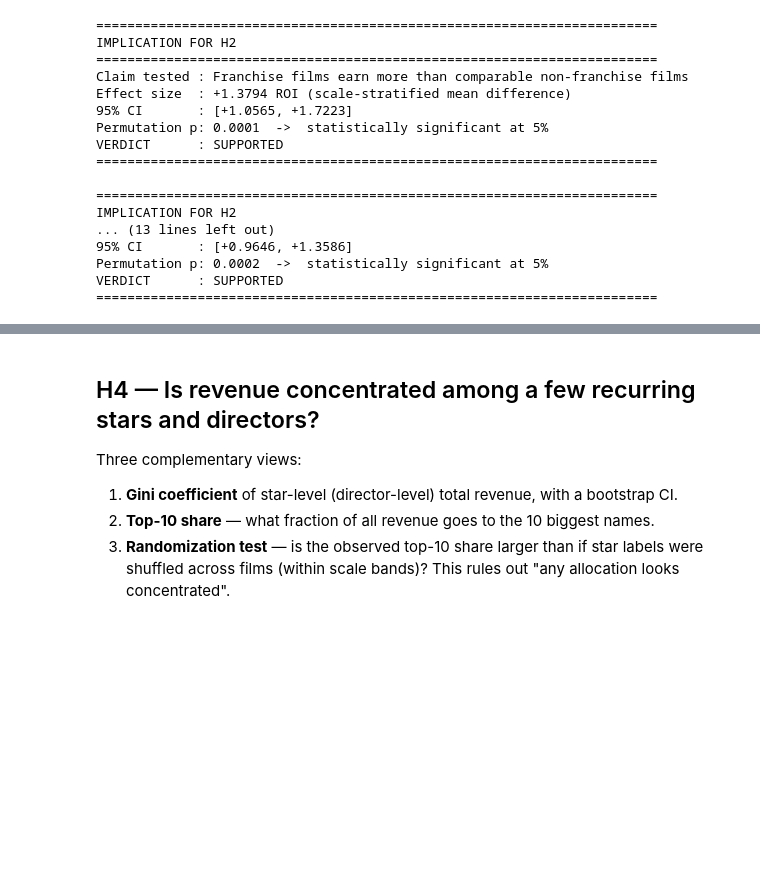
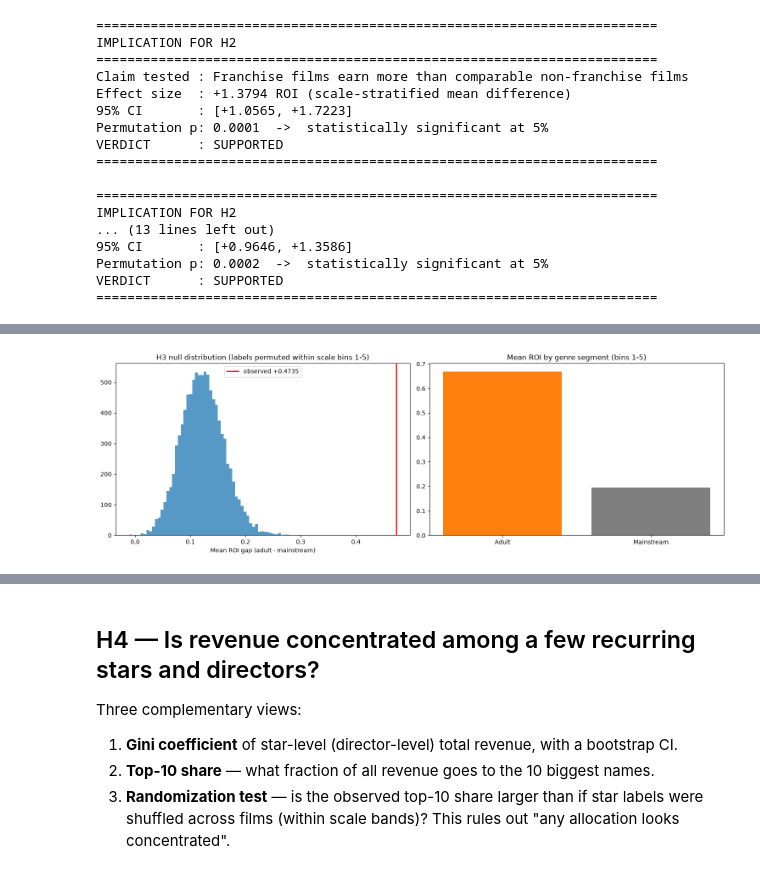
Before and after one commit to Chaos0Speed/IndianMovies, a Jupyter notebook: 4.HypothesisTesting.ipynb, the cells around one changed output, grey strips where cells are left out. Cells and saved outputs as stored; diff of their text form; code cells hidden in the pictures; blank space fills up the shorter version.

Commit message:
CHECK IN PROGRESS

```diff
--- a/4.HypothesisTesting.ipynb
+++ b/4.HypothesisTesting.ipynb
@@ -17,12 +17,12 @@ what it means for the project.
 
 A Holm–Bonferroni correction across the whole family of tests is applied in the final section.
 # %%
-# Why: same preparation as notebook 3 (renames, 1/0 flags, Scale_Bin) plus the talent
-# merge -- the stratified tests need Scale_Bin and H4 needs Lead Star / Director / Music
+# Why: same preparation as notebook 3 (1/0 flags, Scale_Bin) plus the talent merge --
+# the stratified tests need Scale_Bin and H4 needs Lead Star / Director / Music
 # Director, which exist only in the raw file. The left join + printed missing-count
-# verifies the Movie Name key is still exact after notebook 1's dedup.
+# verifies the Movie Name key is still exact after notebook 1's dedup. No renaming:
+# notebook 1 writes identifier-safe names into the CSV directly.
 
-import os
 import numpy as np
 import pandas as pd
 import matplotlib.pyplot as plt
@@ -33,11 +33,6 @@ rng = np.random.default_rng(42)
 df = pd.read_csv('CleanedDataSet.csv')
 raw = pd.read_csv('DataSet.csv')
 
-df = df.rename(columns={
-    'Whether Remake': 'Remake', 'Whether Franchise': 'Franchise',
-    'Holiday_Release': 'Holiday', 'New Actor': 'New_Actor',
-    'New Director': 'New_Director', 'New Music Director': 'New_Music_Director',
-})
 df = df.replace(True, 1).replace(False, 0)
 df['Scale_Bin'] = pd.cut(df['Movie_Scale'], bins=range(0, 11)).astype(str)
 
@@ -284,24 +284,52 @@ The proposal already frames H3 as *association, not prediction*, since ratings a
 # %%
-# Why an if-exists guard instead of a hard failure: the dataset has NO ratings column,
-# so H3 honestly cannot be tested. Wiring the full test behind a file check means (a) run
-# today it prints the limitation instead of a fake result, and (b) dropping a curated
-# imdb_ratings.csv next to the notebook makes the whole H3 pipeline run with zero code
-# changes. The inner merge restricts to rated films only.
+# Why restrict to bins 1-5: adult films exist only there (76 films, none above bin 5), and
+# the mean-ROI-difference statistic is only like-for-like within the strata where BOTH
+# groups occur -- over all bins the mainstream mean is dominated by blockbusters, which
+# would manufacture a spurious 'adult films underperform' gap. Within bins 1-5 the
+# stratified permutation is the same design as H1/H2. The per-bin median table shows the
+# edge is not driven by a single bin.
 
-ratings_path = 'imdb_ratings.csv'
+df['Adult'] = df['Genre_adult'].astype(int)
+adult_bins = df.groupby('Scale_Bin')['Adult'].sum()
+adult_bins = adult_bins[adult_bins > 0].index
+h3_df = df[df['Scale_Bin'].isin(adult_bins)].reset_index(drop=True)  # perm_test_within indexes positionally
 
-if os.path.exists(ratings_path):
-    ratings = pd.read_csv(ratings_path)
-    df = df.merge(ratings, on='Movie Name', how='inner')
-    rho, h3_p = stats.spearmanr(df['IMDb_Rating'], df['ROI'])
-    P_VALUES['H3: rating vs ROI (Spearman)'] = h3_p
-    print(f"Spearman rho = {rho:.3f}, permutation-free exact-approx p = {h3_p:.4g}")
-else:
-    print("imdb_ratings.csv not found -> H3 CANNOT be tested with the current dataset.")
-    print()
-    print("What is needed: one CSV row per film, columns 'Movie Name' and 'IMDb_Rating'.")
-    print("Fuzzy name matching against IMDb is risky without release years, which this")
-    print("dataset also lacks; exact-title matching after manual curation is the safe path.")
-    print("Everything else in the pipeline (this notebook, the dashboard) will pick the")
-    print("file up automatically once it exists.")
+h3_obs, h3_p, h3_null = perm_test_within(h3_df, 'Adult', 'ROI')
+P_VALUES['H3: adult vs mainstream ROI (scale-stratified, bins 1-5)'] = h3_p
+
+print(f"Strata used: {sorted(adult_bins)}  ({len(h3_df)} films)")
+print()
+print("=== Raw (unadjusted) comparison within those strata ===")
+raw_gap = h3_df.loc[h3_df.Adult == 1, 'ROI'].mean() - h3_df.loc[h3_df.Adult == 0, 'ROI'].mean()
+print(f"Mean ROI adult     : {h3_df.loc[h3_df.Adult == 1, 'ROI'].mean():.3f}  (n={ (h3_df.Adult==1).sum() })")
+print(f"Mean ROI mainstream: {h3_df.loc[h3_df.Adult == 0, 'ROI'].mean():.3f}  (n={ (h3_df.Adult==0).sum() })")
+print(f"Raw gap            : {raw_gap:+.4f}")
+
+print()
+print("=== Scale-stratified permutation test (10,000 perms) ===")
+print(f"Adjusted gap       : {h3_obs:+.4f}")
+print(f"Permutation p      : {h3_p:.4f}")
+
+print()
+print("=== Per-bin medians (descriptive support) ===")
+med = h3_df.groupby('Scale_Bin').apply(lambda g: pd.Series({
+    'n_adult': int(g.Adult.sum()),
+    'med ROI adult': g.loc[g.Adult == 1, 'ROI'].median(),
+    'med ROI rest': g.loc[g.Adult == 0, 'ROI'].median(),
+}), include_groups=False)
+print(med[med.n_adult > 0].round(3).to_string())
+
+h3_ci = boot_ci_diff(h3_df, 'Adult', 'ROI')
+
+fig, axes = plt.subplots(1, 2, figsize=(15, 5))
+axes[0].hist(h3_null, bins=60, color='tab:blue', alpha=0.75)
+axes[0].axvline(h3_obs, color='red', lw=2, label=f'observed {h3_obs:+.4f}')
+axes[0].set_title('H3 null distribution (labels permuted within scale bins 1-5)')
+axes[0].set_xlabel('Mean ROI gap (adult - mainstream)')
+axes[0].legend()
+axes[1].bar(['Adult', 'Mainstream'],
+            [h3_df.loc[h3_df.Adult == 1, 'ROI'].mean(), h3_df.loc[h3_df.Adult == 0, 'ROI'].mean()],
+            color=['tab:orange', 'tab:gray'])
+axes[1].set_title('Mean ROI by genre segment (bins 1-5)')
+plt.tight_layout(); plt.show()
 # %% [output]
@@ -315 +355,2 @@ file up automatically once it exists.
+[figure, added]
 # %%
```
Also changed, not shown: parts of 6 cells of this notebook, 14 other files.
